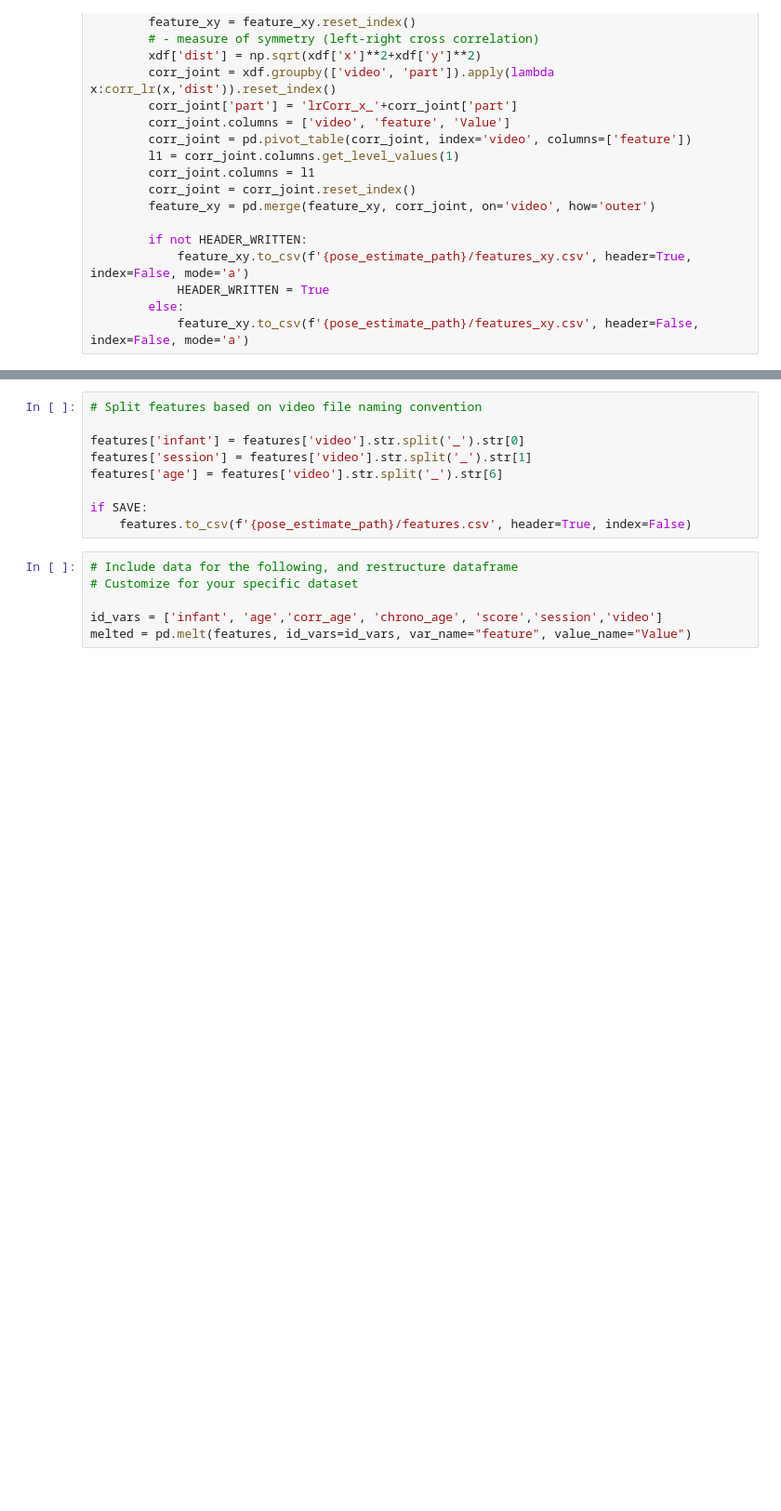
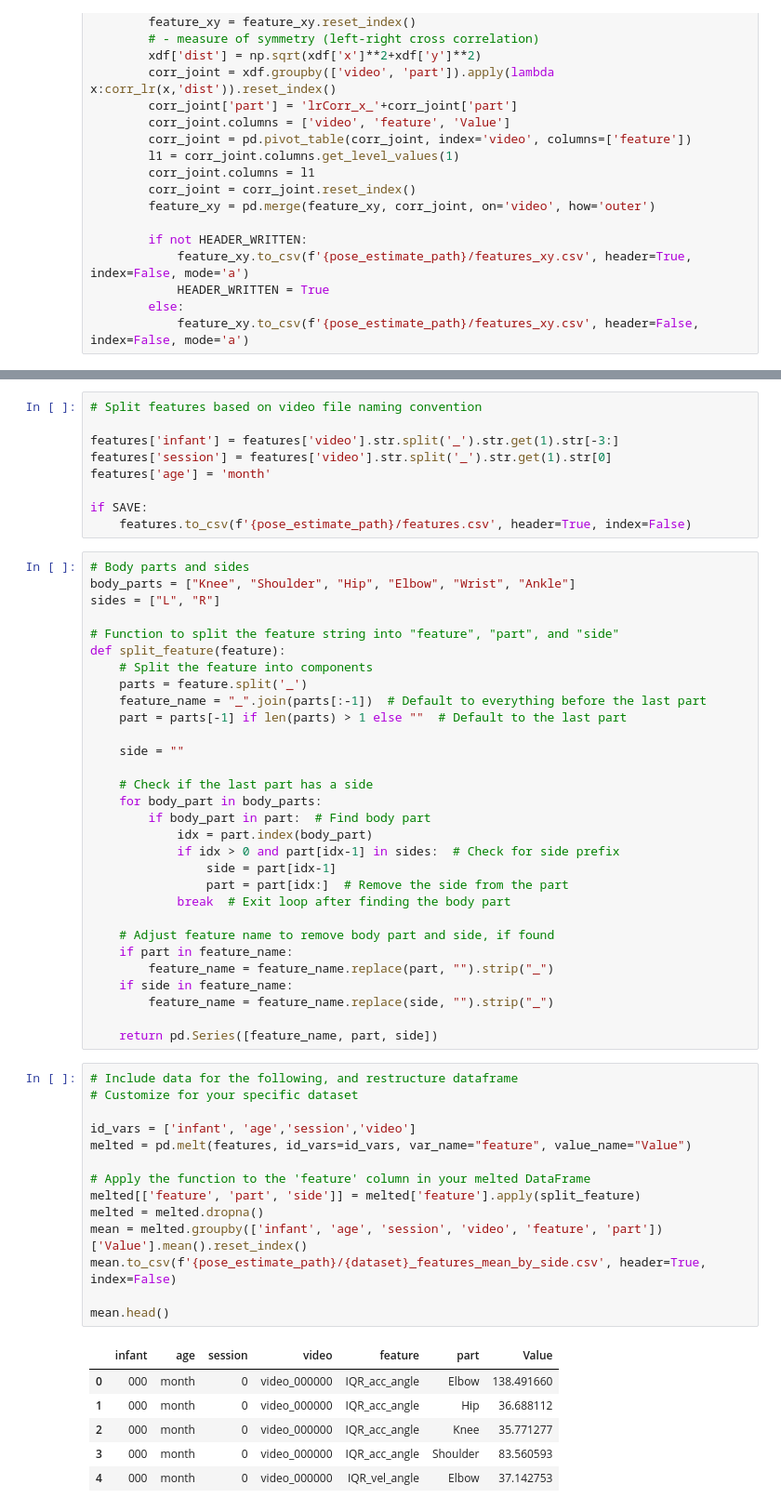
Before and after one commit to quietscientist/gma_score_prediction_from_video, a Jupyter notebook: 1_ProcessDetections.ipynb, the cells around one changed output, grey strips where cells are left out. Shown: that part at 93% size. Cells and saved outputs as stored; diff of their text form; blank space fills up the shorter version.

Commit message:
fixed processing code to generate feature/value pairs for Youtube dataset

```diff
--- a/1_ProcessDetections.ipynb
+++ b/1_ProcessDetections.ipynb
@@ -460,15 +459,60 @@ features = pd.merge(features_xy, features_angle, on='video', how='inner')
 # %%
 # Split features based on video file naming convention
 
-features['infant'] = features['video'].str.split('_').str[0]
-features['session'] = features['video'].str.split('_').str[1]
-features['age'] = features['video'].str.split('_').str[6]
+features['infant'] = features['video'].str.split('_').str.get(1).str[-3:]
+features['session'] = features['video'].str.split('_').str.get(1).str[0]
+features['age'] = 'month'
 
 if SAVE:
     features.to_csv(f'{pose_estimate_path}/features.csv', header=True, index=False)
+# %%
+# Body parts and sides
+body_parts = ["Knee", "Shoulder", "Hip", "Elbow", "Wrist", "Ankle"]
+sides = ["L", "R"]
+
+# Function to split the feature string into "feature", "part", and "side"
+def split_feature(feature):
+    # Split the feature into components
+    parts = feature.split('_')
+    feature_name = "_".join(parts[:-1])  # Default to everything before the last part
+    part = parts[-1] if len(parts) > 1 else ""  # Default to the last part
+
+    side = ""
+
+    # Check if the last part has a side
+    for body_part in body_parts:
+        if body_part in part:  # Find body part
+            idx = part.index(body_part)
+            if idx > 0 and part[idx-1] in sides:  # Check for side prefix
+                side = part[idx-1]
+                part = part[idx:]  # Remove the side from the part
+            break  # Exit loop after finding the body part
+
+    # Adjust feature name to remove body part and side, if found
+    if part in feature_name:
+        feature_name = feature_name.replace(part, "").strip("_")
+    if side in feature_name:
+        feature_name = feature_name.replace(side, "").strip("_")
+
+    return pd.Series([feature_name, part, side])
 # %%
 # Include data for the following, and restructure dataframe
 # Customize for your specific dataset
 
-id_vars = ['infant', 'age','corr_age', 'chrono_age', 'score','session','video']
+id_vars = ['infant', 'age','session','video']
 melted = pd.melt(features, id_vars=id_vars, var_name="feature", value_name="Value")
+
+# Apply the function to the 'feature' column in your melted DataFrame
+melted[['feature', 'part', 'side']] = melted['feature'].apply(split_feature)
+melted = melted.dropna()
+mean = melted.groupby(['infant', 'age', 'session', 'video', 'feature', 'part'])['Value'].mean().reset_index()
+mean.to_csv(f'{pose_estimate_path}/{dataset}_features_mean_by_side.csv', header=True, index=False)
+
+mean.head()
+# %% [output]
+|  | infant | age | session | video | feature | part | Value |
+| 0 | 000 | month | 0 | video_000000 | IQR_acc_angle | Elbow | 138.491660 |
+| 1 | 000 | month | 0 | video_000000 | IQR_acc_angle | Hip | 36.688112 |
+| 2 | 000 | month | 0 | video_000000 | IQR_acc_angle | Knee | 35.771277 |
+| 3 | 000 | month | 0 | video_000000 | IQR_acc_angle | Shoulder | 83.560593 |
+| 4 | 000 | month | 0 | video_000000 | IQR_vel_angle | Elbow | 37.142753 |
```
Also changed, not shown: parts of 2 cells of this notebook.
